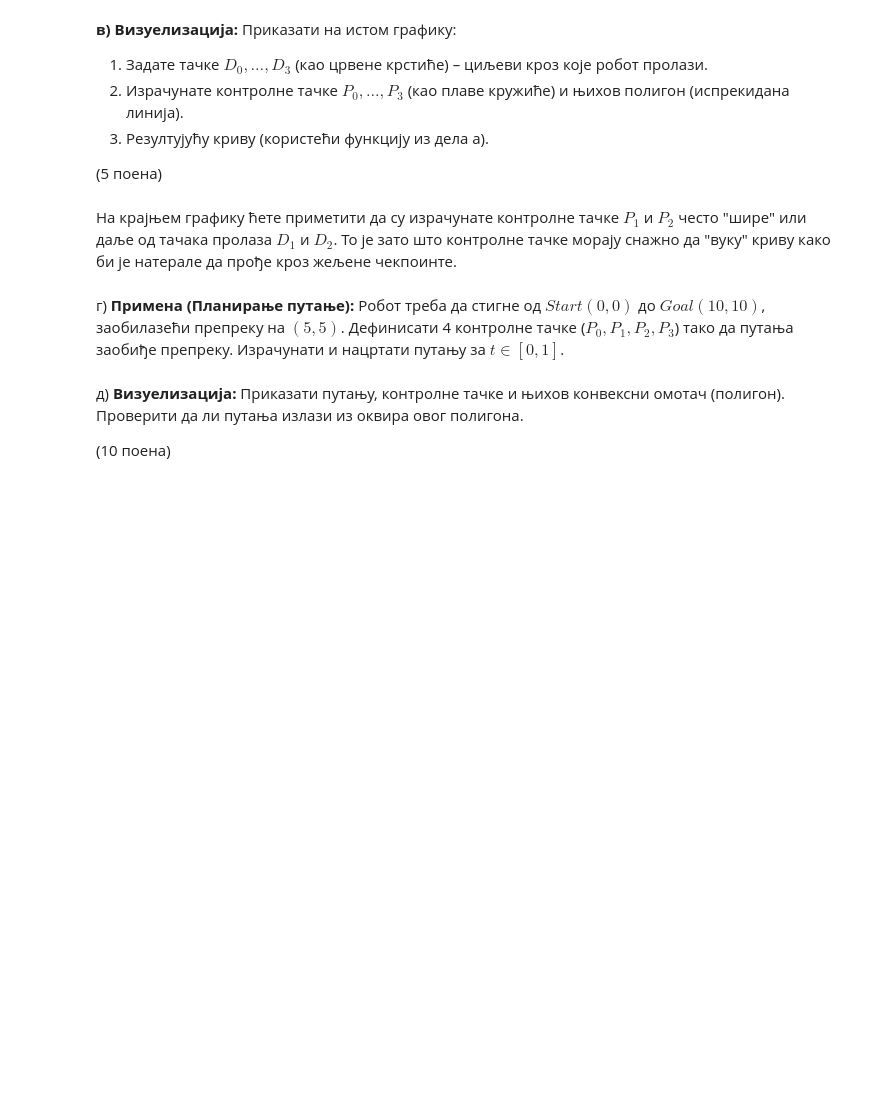
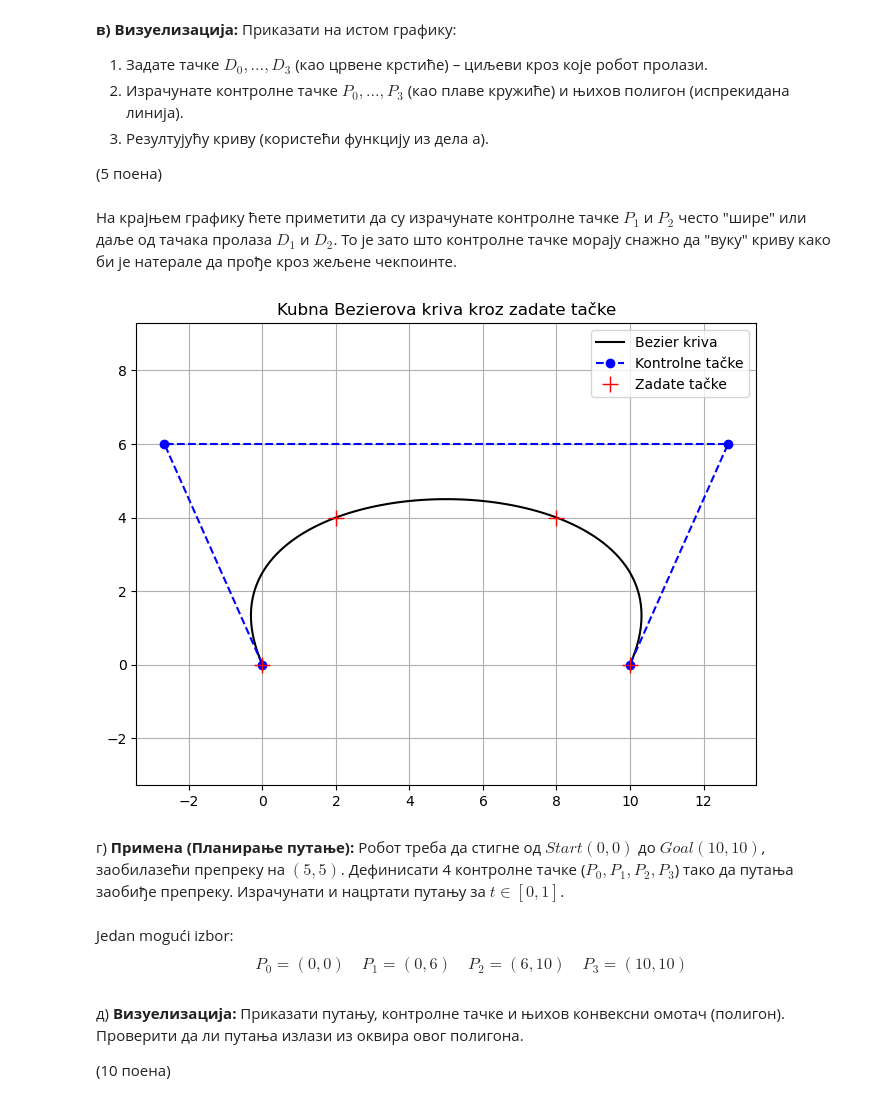
Before and after one commit to paunovicjovan/mathematical-methods-for-machine-learning, a Jupyter notebook: Homeworks/02Domaci2025-26_Jovan_Paunovic.ipynb, the cells around one changed output. Cells and saved outputs as stored; diff of their text form; code cells hidden in the pictures; blank space fills up the shorter version.

```diff
--- a/Homeworks/02Domaci2025-26_Jovan_Paunovic.ipynb
+++ b/Homeworks/02Domaci2025-26_Jovan_Paunovic.ipynb
@@ -400,6 +401,21 @@ $$\beta^{(k)} = (1-t) \cdot \beta^{(k-1)}[:-1] + t \cdot \beta^{(k-1)}[1:]$$
 De Casteljau алгоритам ради на принципу узастопне линеарне интерполације. Замислите да формула:
 $$\beta_i^{(k)} = (1-t)\beta_i^{(k-1)} + t\beta_{i+1}^{(k-1)}$$
 значи: *"Нова тачка се налази на дужи између две старе тачке, померена за проценат $t$ ка другој тачки."*
+# %%
+def de_casteljau(control_points, t):
+    n = control_points.shape[0] - 1
+    M = t.shape[0]
+    d = control_points.shape[1]
+
+    # kreiraju se kopije matrice kontrolnih tacaka,
+    # da bi moglo istovremeno da se obavlja izracunavanje za sve vrednosti u t
+    beta = np.tile(control_points[None, :, :], (M, 1, 1))
+
+    for k in range(1, n+1):
+        # vrsi se dodavanje novih osa zbog broadcastinga vektora t preko 3D niza beta
+        beta = (1 - t)[:, None, None] * beta[:, :-1, :] + t[:, None, None] * beta[:, 1:, :]
+
+    return beta[:, 0, :]
 # %% [markdown]
 **б) Интерполација (Инверзни проблем):**
 
@@ -439,9 +535,44 @@ $$D_1 - (1-t)^3 P_0 - t^3 P_3 = 3t(1-t)^2 \mathbf{P_1} + 3t^2(1-t) \mathbf{P_2}$
 (5 поена)
 # %% [markdown]
 На крајњем графику ћете приметити да су израчунате контролне тачке $P_1$ и $P_2$ често "шире" или даље од тачака пролаза $D_1$ и $D_2$. То је зато што контролне тачке морају снажно да "вуку" криву како би је натерале да прође кроз жељене чекпоинте.
+# %%
+control_points = np.array([[0, 0],
+                           [-8/3, 6],
+                           [38/3, 6],
+                           [10, 0]])
+
+data_points = np.array([[0, 0],
+                        [2, 4],
+                        [8, 4],
+                        [10, 0]])
+
+t = np.linspace(0, 1, 100)
+curve_points = de_casteljau(control_points, t)
+
+plt.figure(figsize=(8,6))
+
+plt.plot(curve_points[:,0], curve_points[:,1], 'k-', label='Bezier kriva')
+plt.plot(control_points[:,0], control_points[:,1], 'bo--', label='Kontrolne tačke')
+plt.plot(data_points[:,0], data_points[:,1], 'r+', markersize=12, label='Zadate tačke')
+
+plt.legend()
+plt.axis('equal')
+plt.grid(True)
+plt.title("Kubna Bezierova kriva kroz zadate tačke")
+plt.show()
+# %% [output]
+[figure, added]
 # %% [markdown]
 г) **Примена (Планирање путање):**
 Робот треба да стигне од $Start(0, 0)$ до $Goal(10, 10)$, заобилазећи препреку на $(5, 5)$. Дефинисати 4 контролне тачке ($P_0, P_1, P_2, P_3$) тако да путања заобиђе препреку. Израчунати и нацртати путању за $t \in [0, 1]$.
+# %% [markdown]
+Jedan mogući izbor:
+$$
+P_0=(0,0) \quad
+P_1=(0,6) \quad
+P_2=(6,10) \quad
+P_3=(10,10)
+$$
 # %% [markdown]
 д) **Визуелизација:** Приказати путању, контролне тачке и њихов конвексни омотач (полигон). Проверити да ли путања излази из оквира овог полигона.
 
```
Also changed, not shown: parts of 7 cells of this notebook, 2 other files.
